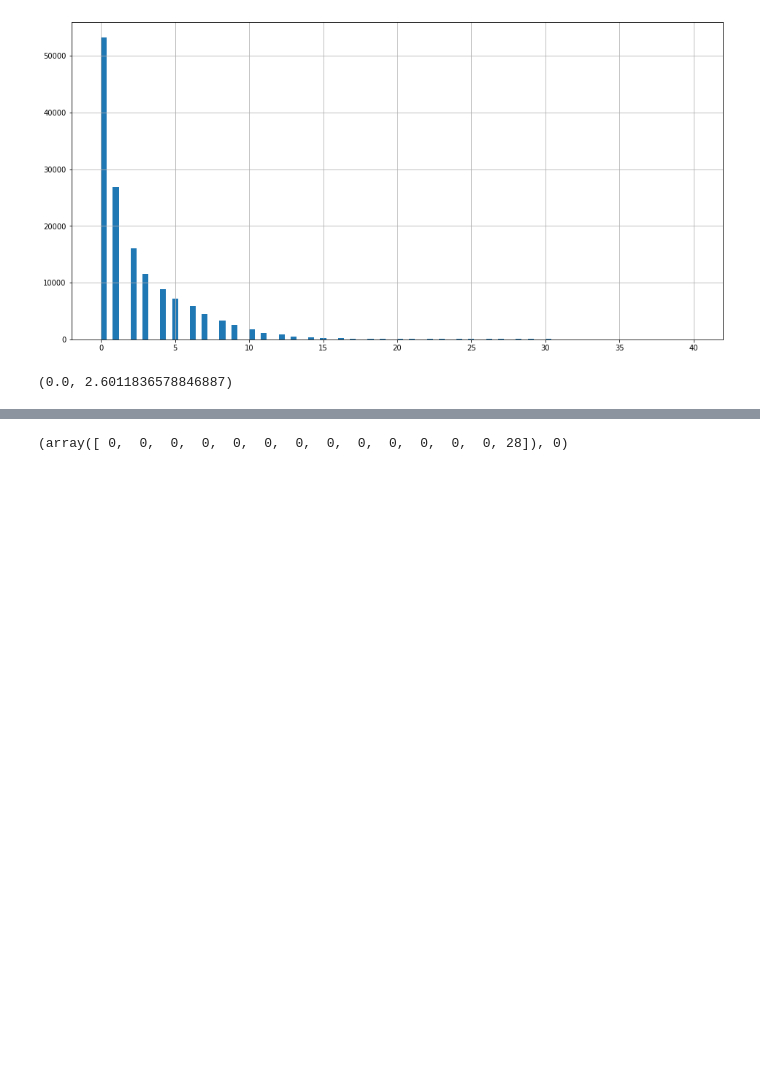
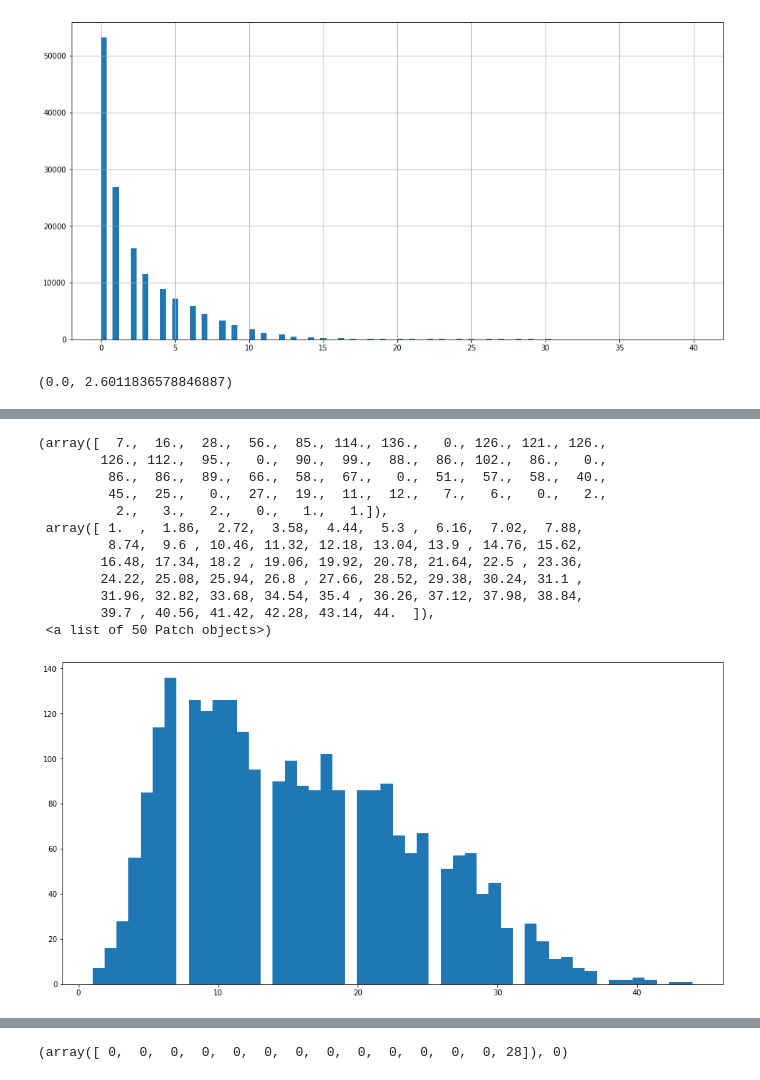
Before and after one commit to vfrantc/covidpa, a Jupyter notebook: eda_covid_simulation.ipynb, the cells around one changed output, grey strips where cells are left out. Saved outputs shown, nothing was run; the diff lists cells and outputs as text; code cells hidden in the pictures; blank space fills up the shorter version.

```diff
--- a/eda_covid_simulation.ipynb
+++ b/eda_covid_simulation.ipynb
@@ -67,0 +133,17 @@ expon.fit(df.new_contagious.ravel())
+# %%
+plt.figure(figsize=(16, 8))
+plt.hist(total_deads, bins=50)
+# %% [output]
+(array([  7.,  16.,  28.,  56.,  85., 114., 136.,   0., 126., 121., 126.,
+        126., 112.,  95.,   0.,  90.,  99.,  88.,  86., 102.,  86.,   0.,
+         86.,  86.,  89.,  66.,  58.,  67.,   0.,  51.,  57.,  58.,  40.,
+         45.,  25.,   0.,  27.,  19.,  11.,  12.,   7.,   6.,   0.,   2.,
+          2.,   3.,   2.,   0.,   1.,   1.]),
+ array([ 1.  ,  1.86,  2.72,  3.58,  4.44,  5.3 ,  6.16,  7.02,  7.88,
+         8.74,  9.6 , 10.46, 11.32, 12.18, 13.04, 13.9 , 14.76, 15.62,
+        16.48, 17.34, 18.2 , 19.06, 19.92, 20.78, 21.64, 22.5 , 23.36,
+        24.22, 25.08, 25.94, 26.8 , 27.66, 28.52, 29.38, 30.24, 31.1 ,
+        31.96, 32.82, 33.68, 34.54, 35.4 , 36.26, 37.12, 37.98, 38.84,
+        39.7 , 40.56, 41.42, 42.28, 43.14, 44.  ]),
+ <a list of 50 Patch objects>)
+[figure, added]
```
Also changed, not shown: parts of 12 cells of this notebook.
